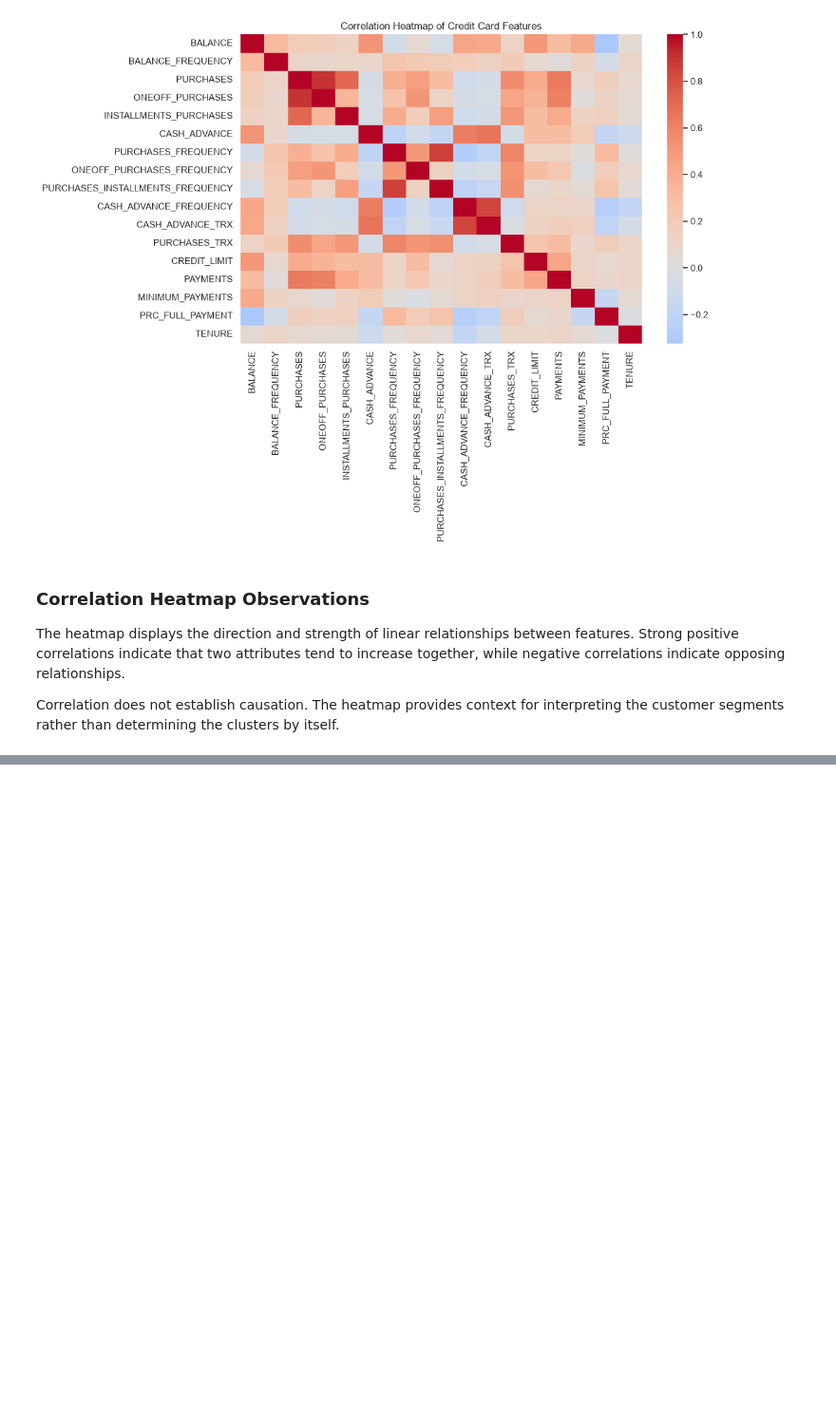
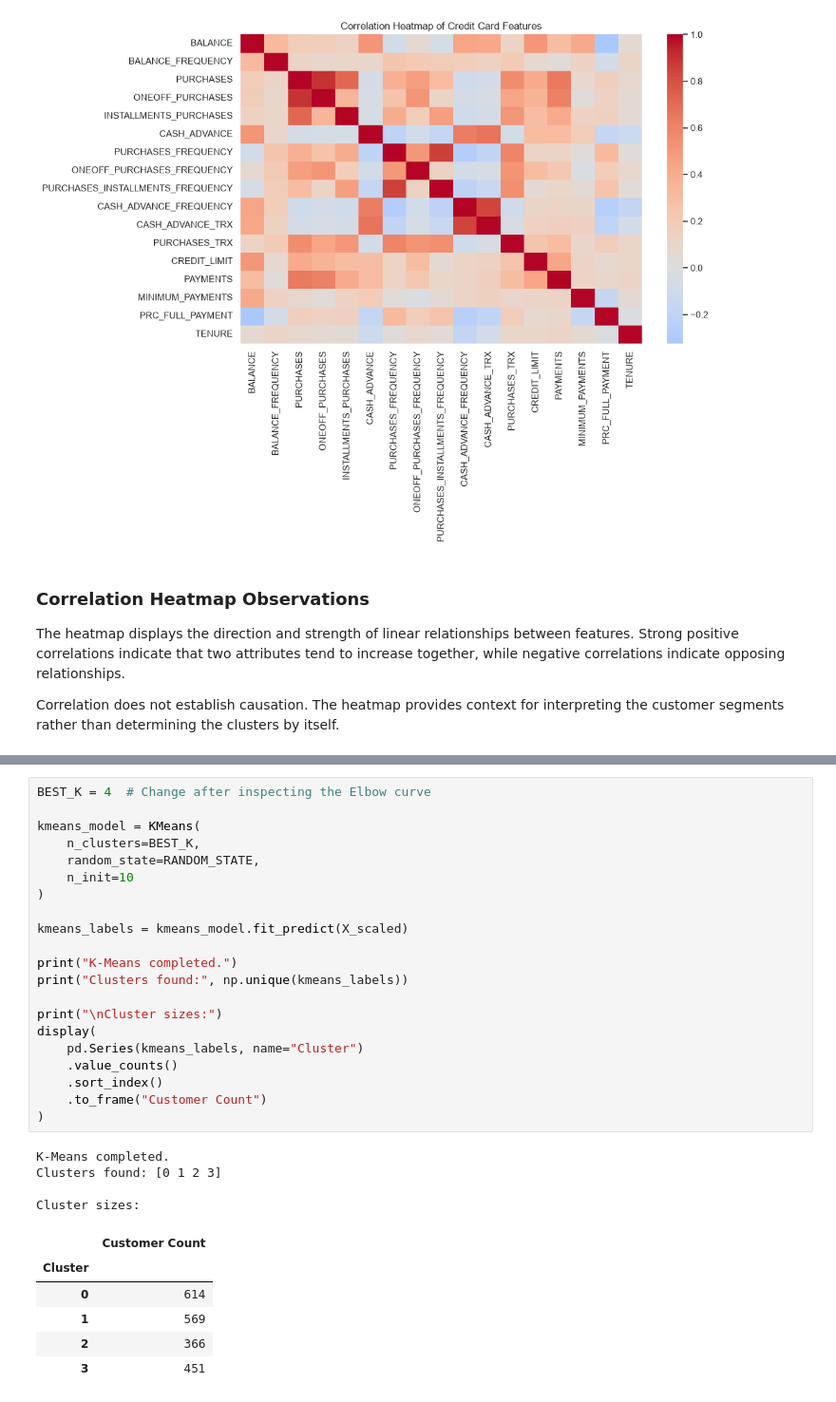
Before and after one commit to mith-sen/ML_Case_Study, a Jupyter notebook: notebooks/clustering.ipynb, the cells around one changed output, grey strips where cells are left out. Shown at 95% size. Drawn from its saved outputs; the diff is of its cells as text; blank space fills up the shorter version.

```diff
--- a/notebooks/clustering.ipynb
+++ b/notebooks/clustering.ipynb
@@ -336,0 +382,32 @@ Correlation does not establish causation. The heatmap provides context for inter
+# %%
+BEST_K = 4  # Change after inspecting the Elbow curve
+
+kmeans_model = KMeans(
+    n_clusters=BEST_K,
+    random_state=RANDOM_STATE,
+    n_init=10
+)
+
+kmeans_labels = kmeans_model.fit_predict(X_scaled)
+
+print("K-Means completed.")
+print("Clusters found:", np.unique(kmeans_labels))
+
+print("\nCluster sizes:")
+display(
+    pd.Series(kmeans_labels, name="Cluster")
+    .value_counts()
+    .sort_index()
+    .to_frame("Customer Count")
+)
+# %% [output]
+K-Means completed.
+Clusters found: [0 1 2 3]
+
+Cluster sizes:
+|  | Customer Count |
+| Cluster |  |
+| 0 | 614 |
+| 1 | 569 |
+| 2 | 366 |
+| 3 | 451 |
```
Also changed, not shown: parts of 4 cells of this notebook.
